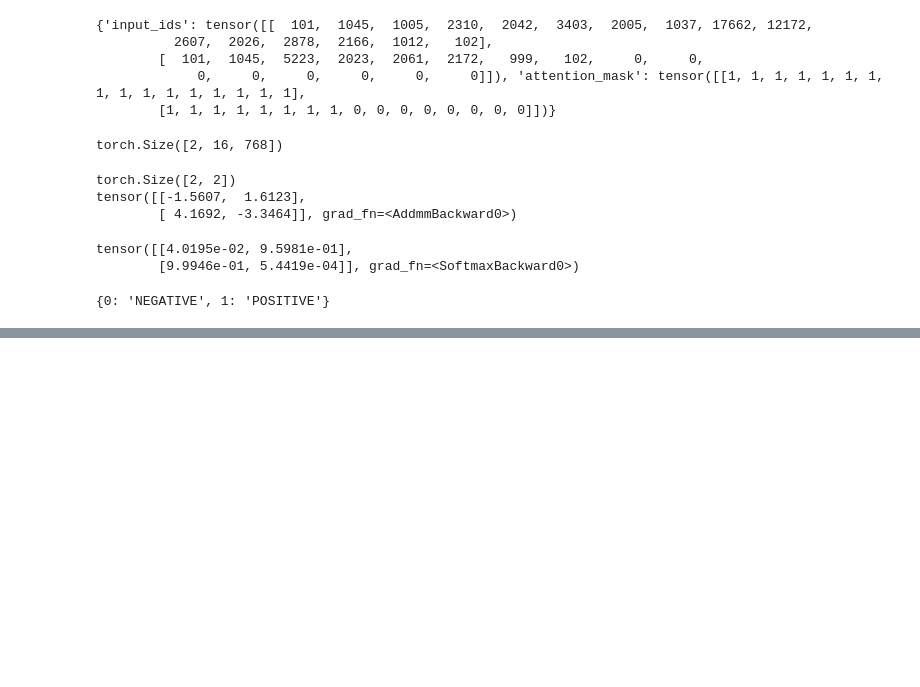
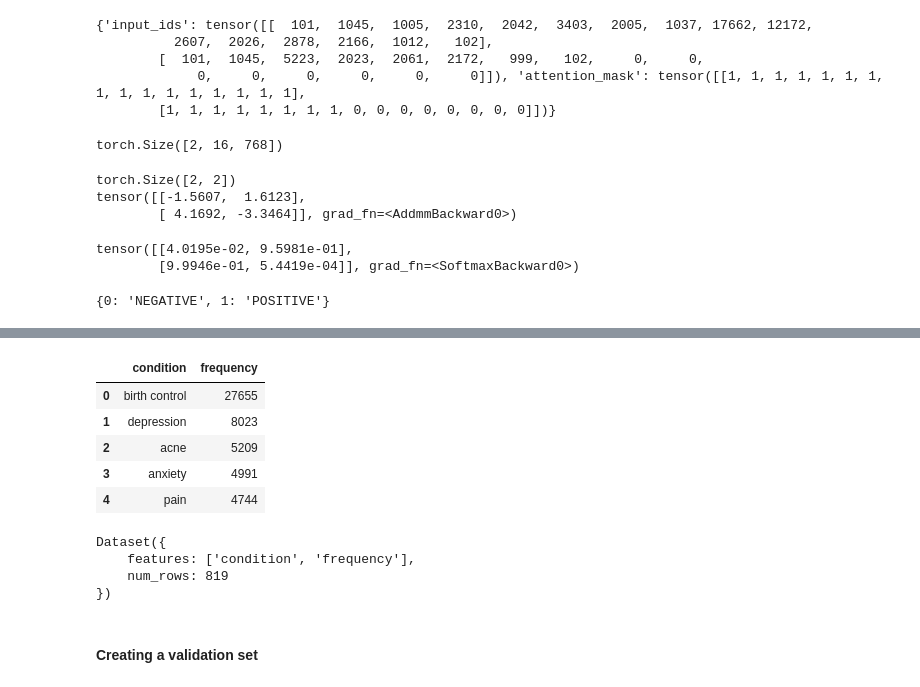
Before and after one commit to santhu932/LLM-Practice, a Jupyter notebook: practice_notebooks/practice_notebooks.ipynb, the cells around one changed output, grey strips where cells are left out. Cells and saved outputs as stored; diff of their text form; code cells hidden in the pictures; blank space fills up the shorter version.

```diff
--- a/practice_notebooks/practice_notebooks.ipynb
+++ b/practice_notebooks/practice_notebooks.ipynb
@@ -71,0 +706,21 @@ model.config.id2label
+# %%
+frequencies = (
+    train_df["condition"].value_counts().to_frame().reset_index().rename(columns={ "count": "frequency"})
+)
+frequencies.head()
+# %% [output]
+|  | condition | frequency |
+| 0 | birth control | 27655 |
+| 1 | depression | 8023 |
+| 2 | acne | 5209 |
+| 3 | anxiety | 4991 |
+| 4 | pain | 4744 |
+# %%
+from datasets import Dataset
+freq_dataset = Dataset.from_pandas(frequencies)
+freq_dataset
+# %% [output]
+Dataset({
+    features: ['condition', 'frequency'],
+    num_rows: 819
+})
@@ -71,0 +729,2 @@ model.config.id2label
+# %% [markdown]
+#### Creating a validation set
```
Also changed, not shown: parts of 81 cells of this notebook, 1 other file.
